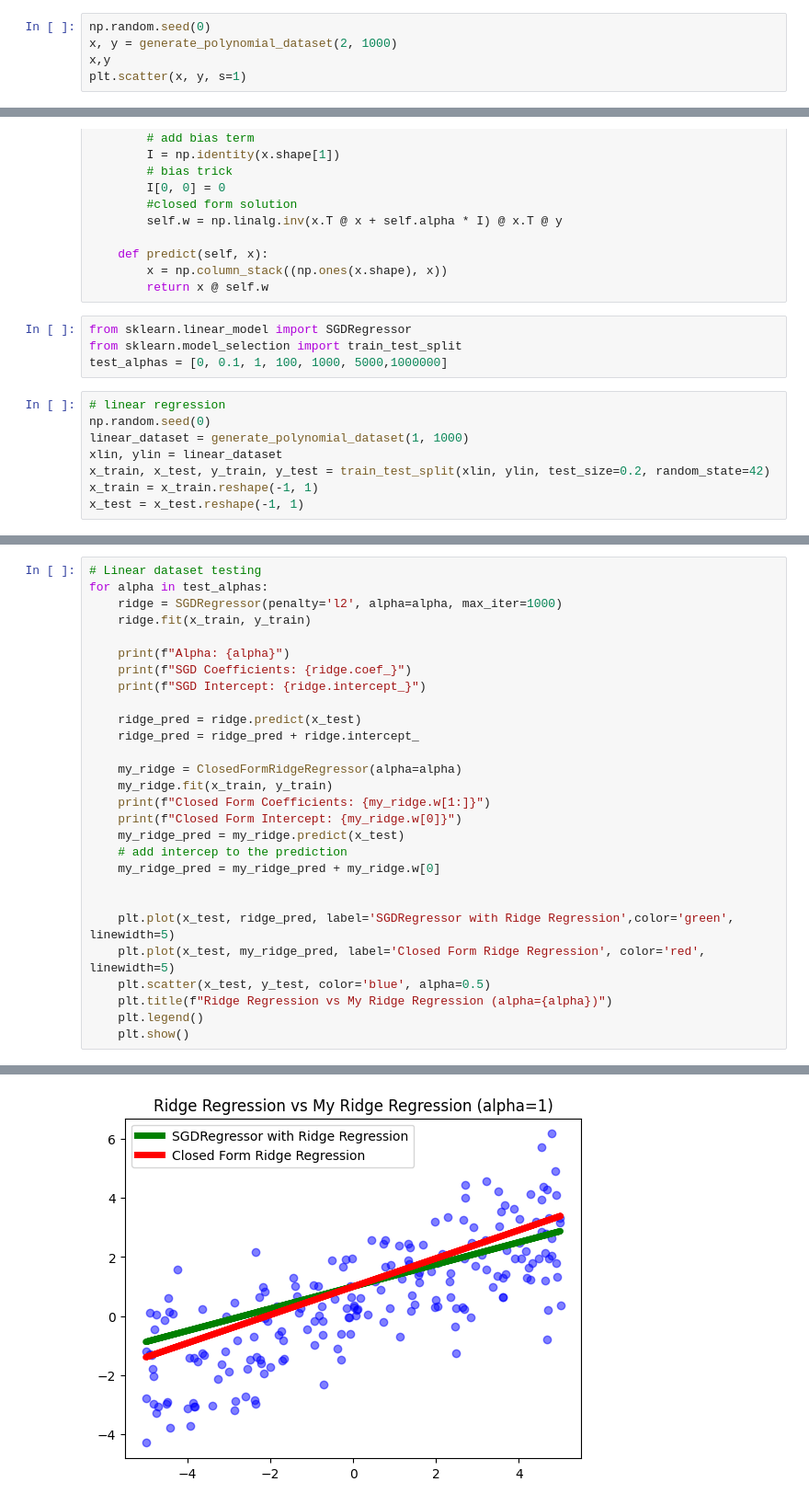
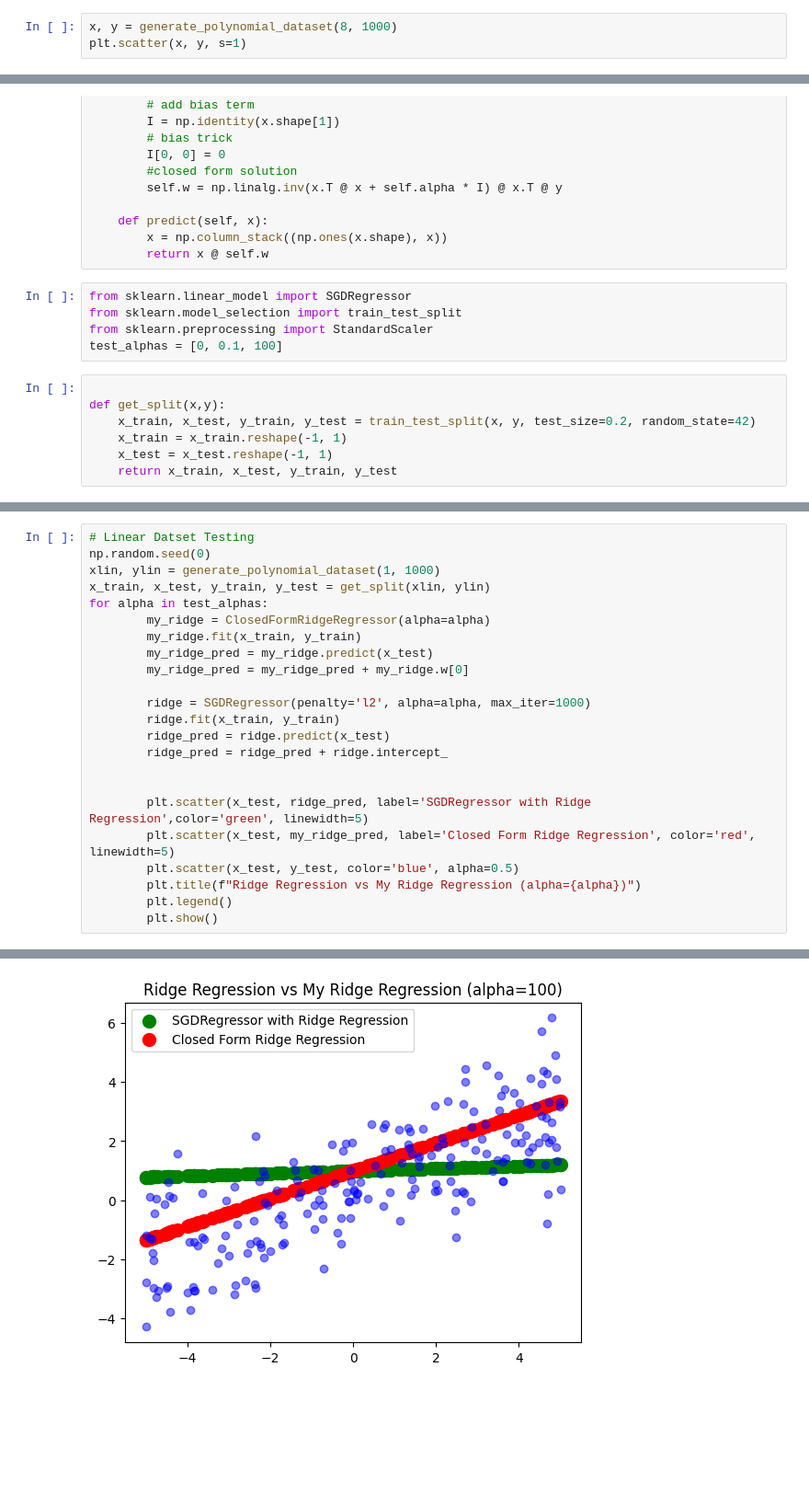
Before and after one commit to Martin-EvansUWA/ML-Project-1, a Jupyter notebook: 23621647.ipynb, the cells around one changed output, grey strips where cells are left out. Shown at 92% size. Saved outputs shown, nothing was run; the diff lists cells and outputs as text; blank space fills up the shorter version.

```diff
--- a/23621647.ipynb
+++ b/23621647.ipynb
@@ -40,7 +47,5 @@ def generate_polynomial_dataset(degree: int, n_samples: int):
 # %%
-np.random.seed(0)
-x, y = generate_polynomial_dataset(2, 1000)
-x,y
+x, y = generate_polynomial_dataset(8, 1000)
 plt.scatter(x, y, s=1)
 # %% [output]
 <matplotlib.collections.PathCollection at 0x...>
@@ -66,12 +75,12 @@ class ClosedFormRidgeRegressor:
 # %%
 from sklearn.linear_model import SGDRegressor
 from sklearn.model_selection import train_test_split
-test_alphas = [0, 0.1, 1, 100, 1000, 5000,1000000]
+from sklearn.preprocessing import StandardScaler
+test_alphas = [0, 0.1, 100]
 # %%
-# linear regression
-np.random.seed(0)
-linear_dataset = generate_polynomial_dataset(1, 1000)
-xlin, ylin = linear_dataset
-x_train, x_test, y_train, y_test = train_test_split(xlin, ylin, test_size=0.2, random_state=42)
-x_train = x_train.reshape(-1, 1)
-x_test = x_test.reshape(-1, 1)
+
+def get_split(x,y):
+    x_train, x_test, y_train, y_test = train_test_split(x, y, test_size=0.2, random_state=42)
+    x_train = x_train.reshape(-1, 1)
+    x_test = x_test.reshape(-1, 1)
+    return x_train, x_test, y_train, y_test
@@ -78,29 +104,24 @@ x_test = x_test.reshape(-1, 1)
 # %%
-# Linear dataset testing
+# Linear Datset Testing
+np.random.seed(0)
+xlin, ylin = generate_polynomial_dataset(1, 1000)
+x_train, x_test, y_train, y_test = get_split(xlin, ylin)
 for alpha in test_alphas:
-    ridge = SGDRegressor(penalty='l2', alpha=alpha, max_iter=1000)
-    ridge.fit(x_train, y_train)
+        my_ridge = ClosedFormRidgeRegressor(alpha=alpha)
+        my_ridge.fit(x_train, y_train)
+        my_ridge_pred = my_ridge.predict(x_test)
+        my_ridge_pred = my_ridge_pred + my_ridge.w[0]
 
-    print(f"Alpha: {alpha}")
-    print(f"SGD Coefficients: {ridge.coef_}")
-    print(f"SGD Intercept: {ridge.intercept_}")
-
-    ridge_pred = ridge.predict(x_test)
-    ridge_pred = ridge_pred + ridge.intercept_
-
-    my_ridge = ClosedFormRidgeRegressor(alpha=alpha)
-    my_ridge.fit(x_train, y_train)
-    print(f"Closed Form Coefficients: {my_ridge.w[1:]}")
-    print(f"Closed Form Intercept: {my_ridge.w[0]}")
-    my_ridge_pred = my_ridge.predict(x_test)
-    # add intercep to the prediction
-    my_ridge_pred = my_ridge_pred + my_ridge.w[0]
+        ridge = SGDRegressor(penalty='l2', alpha=alpha, max_iter=1000)
+        ridge.fit(x_train, y_train)
+        ridge_pred = ridge.predict(x_test)
+        ridge_pred = ridge_pred + ridge.intercept_
 
 
-    plt.plot(x_test, ridge_pred, label='SGDRegressor with Ridge Regression',color='green', linewidth=5)
-    plt.plot(x_test, my_ridge_pred, label='Closed Form Ridge Regression', color='red', linewidth=5)
-    plt.scatter(x_test, y_test, color='blue', alpha=0.5)
-    plt.title(f"Ridge Regression vs My Ridge Regression (alpha={alpha})")
-    plt.legend()
-    plt.show()
+        plt.scatter(x_test, ridge_pred, label='SGDRegressor with Ridge Regression',color='green', linewidth=5)
+        plt.scatter(x_test, my_ridge_pred, label='Closed Form Ridge Regression', color='red', linewidth=5)
+        plt.scatter(x_test, y_test, color='blue', alpha=0.5)
+        plt.title(f"Ridge Regression vs My Ridge Regression (alpha={alpha})")
+        plt.legend()
+        plt.show()
 # %% [output]
@@ -124 +130 @@ Closed Form Intercept: 0.4980124134448569
-[figure, old version]
+[figure, new version]
```
Also changed, not shown: parts of 28 cells of this notebook.
